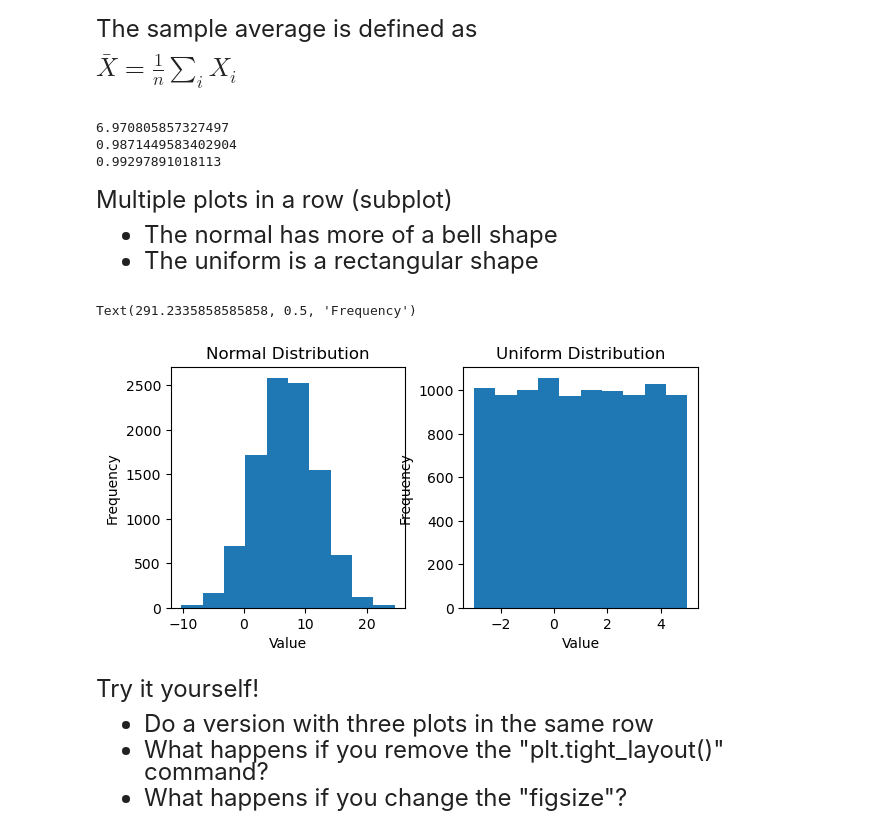
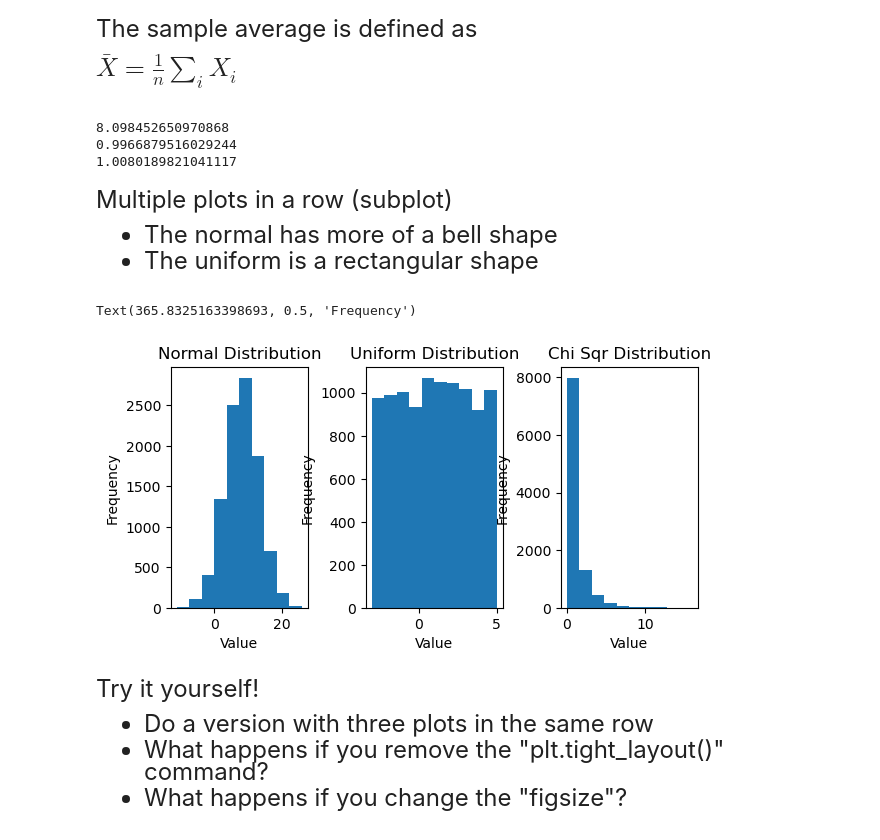
Before and after one commit to jeffechols/qtm151spring2024, a Jupyter notebook: lecture_06/Lecture 6.ipynb, the cells around one changed output. Saved outputs shown, nothing was run; the diff lists cells and outputs as text; code cells hidden in the pictures.

```diff
--- a/lecture_06/Lecture 6.ipynb
+++ b/lecture_06/Lecture 6.ipynb
@@ -45,7 +45,7 @@ $ X = \begin{pmatrix} X_1 \\ X_2 \\ \vdots \\ X_n \end{pmatrix}.$
 
 n = 10000
 
-vec_normal  = np.random.normal(loc = 7, scale = 5, size = n)
+vec_normal  = np.random.normal(loc = 8, scale = 5, size = n)
 vec_chisqr  = np.random.chisquare(df = 1, size = n)
 vec_unif    = np.random.uniform(low = -3,high = 5, size = n)
 # %% [markdown]
@@ -61,9 +61,9 @@ print(vec_normal.mean())
 print(vec_chisqr.mean())
 print(vec_unif.mean())
 # %% [output]
-6.970805857327497
-0.9871449583402904
-0.99297891018113
+8.098452650970868
+0.9966879516029244
+1.0080189821041117
 # %% [markdown]
 <font size = "5" >
 
@@ -74,33 +74,38 @@ Multiple plots in a row (subplot)
 # %%
 #------------------------ Setting up subplots----------------------------------#
 # Create a plot with 1 row, 2 columns
 # You will create a list of subfigures "list_subfig"
 # You can choose whichever name you like
 # The option "figsize" indicates the (width,height) of the graph
-fig, list_subfig = plt.subplots(1, 2,figsize = (6,3))
+fig, list_subfig = plt.subplots(1, 3,figsize = (6,3))
 
 # The tight layout option ensures that the axes are not overlapping
 plt.tight_layout()
 
 
 # First Figure
 list_subfig[0].hist(x = vec_normal)
 list_subfig[0].set_title("Normal Distribution")
 list_subfig[0].set_xlabel("Value")
 list_subfig[0].set_ylabel("Frequency")
 
 # Second Figure
 list_subfig[1].hist(x = vec_unif)
 list_subfig[1].set_title("Uniform Distribution")
 list_subfig[1].set_xlabel("Value")
 list_subfig[1].set_ylabel("Frequency")
 
+list_subfig[2].hist(x = vec_chisqr)
+list_subfig[2].set_title("Chi Sqr Distribution")
+list_subfig[2].set_xlabel("Value")
+list_subfig[2].set_ylabel("Frequency")
+
 # Note:
 # Use the set_title() function for the title of subfigures
 # Similarly, use "set_xlabel()" and "set_ylabel()"
 # %% [output]
-Text(291.2335858585858, 0.5, 'Frequency')
+Text(365.8325163398693, 0.5, 'Frequency')
-[figure, old version]
+[figure, new version]
 # %% [markdown]
 <font size = "5">
 
```
Also changed, not shown: parts of 2 cells of this notebook, 3 other files.
